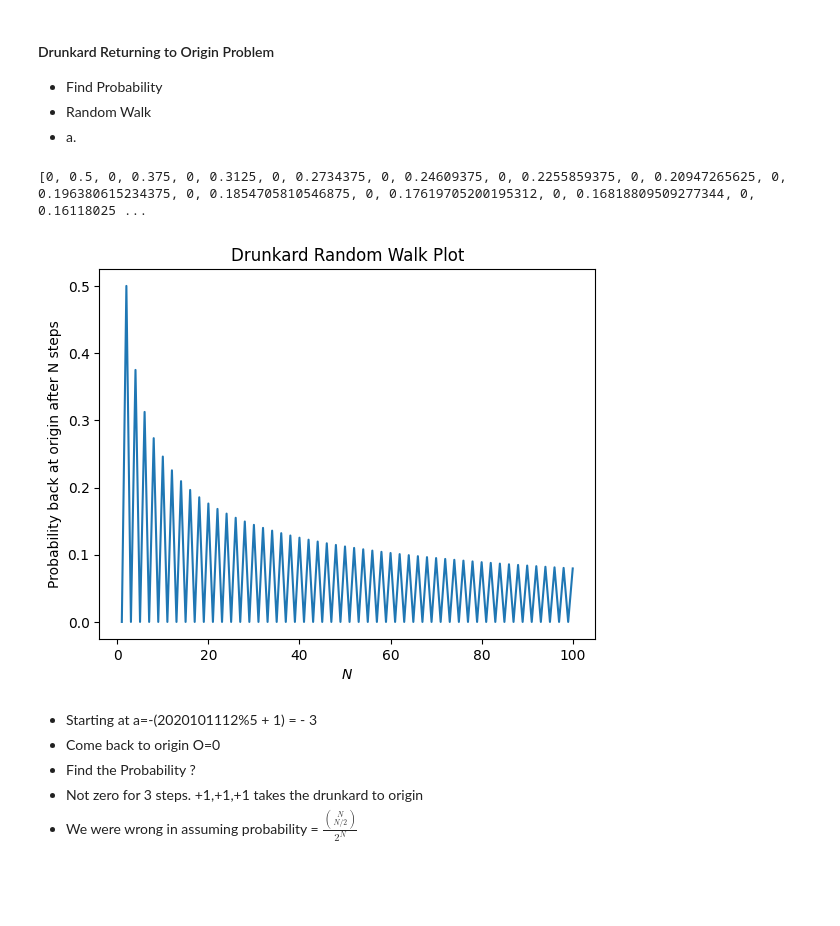
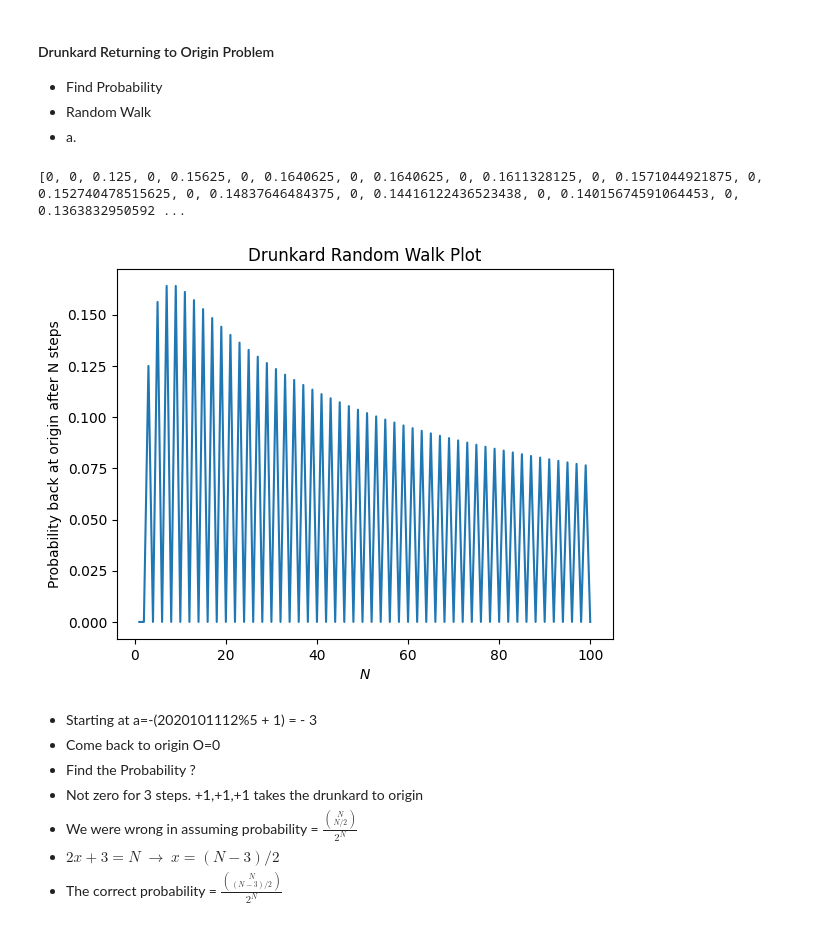
Before and after one commit to Harshul7/Priyanka-Madam-Python, a Jupyter notebook: SciIIAssn2/Q3/Q3Solution.ipynb, the cells around one changed output. Drawn from its saved outputs; the diff is of its cells as text; code cells hidden in the pictures; blank space fills up the shorter version.

```diff
--- a/SciIIAssn2/Q3/Q3Solution.ipynb
+++ b/SciIIAssn2/Q3/Q3Solution.ipynb
@@ -6,32 +6,36 @@
 # %%
 import numpy as np
 import matplotlib.pyplot as plt
 
 
 def fact(N):
     if (N==0):
         return 1
     return N*fact(N-1)
 
 probabilityAtOrigin = []
 N_values=list(range(1,101))
 for N in N_values:
-    if(N%2!=0):
+    if(N%2!=0 and N>=3):
+        probabilityAtOrigin.append(fact(N)/(fact((N-3)/2)*fact((N+3)/2))/(2**N))
+    elif(N%2==0 and N>=3):
         probabilityAtOrigin.append(0)
-    else:
-        probabilityAtOrigin.append(fact(N)/(fact(N/2)*fact(N/2))/2**N)
+    elif(N<3):
+        probabilityAtOrigin.append(0)
 print(probabilityAtOrigin)
 plt.plot(N_values,probabilityAtOrigin)
 plt.xlabel(r"$N$")
 plt.ylabel(r"Probability back at origin after N steps")
 plt.title(r"Drunkard Random Walk Plot")
 plt.show()
 # %% [output]
-[0, 0.5, 0, 0.375, 0, 0.3125, 0, 0.2734375, 0, 0.24609375, 0, 0.2255859375, 0, 0.20947265625, 0, 0.196380615234375, 0, 0.1854705810546875, 0, 0.17619705200195312, 0, 0.16818809509277344, 0, 0.16118025 ...
+[0, 0, 0.125, 0, 0.15625, 0, 0.1640625, 0, 0.1640625, 0, 0.1611328125, 0, 0.1571044921875, 0, 0.152740478515625, 0, 0.14837646484375, 0, 0.14416122436523438, 0, 0.14015674591064453, 0, 0.1363832950592 ...
-[figure, old version]
+[figure, new version]
 # %% [markdown]
 - Starting at a=-(2020101112%5 + 1) = - 3
 - Come back to origin O=0
 - Find the Probability ?
 - Not zero for 3 steps. +1,+1,+1 takes the drunkard to origin
 - We were wrong in assuming probability = $\frac{\binom{N}{N/2}}{2^N}$
+- $2x+3=N$ $ \rightarrow $ $x=(N-3)/2 $
+- The correct probability = $ \frac{\binom{N}{(N-3)/2}}{2^N}$
```
Also changed, not shown: parts of 2 cells of this notebook, 3 other files.
